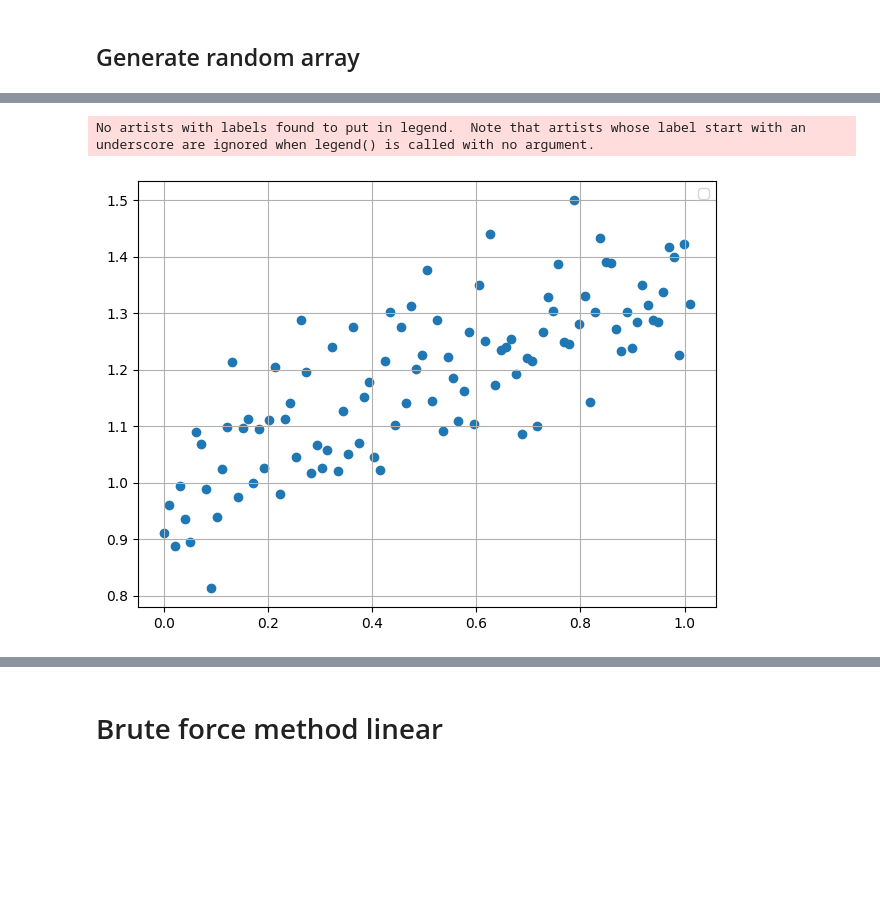
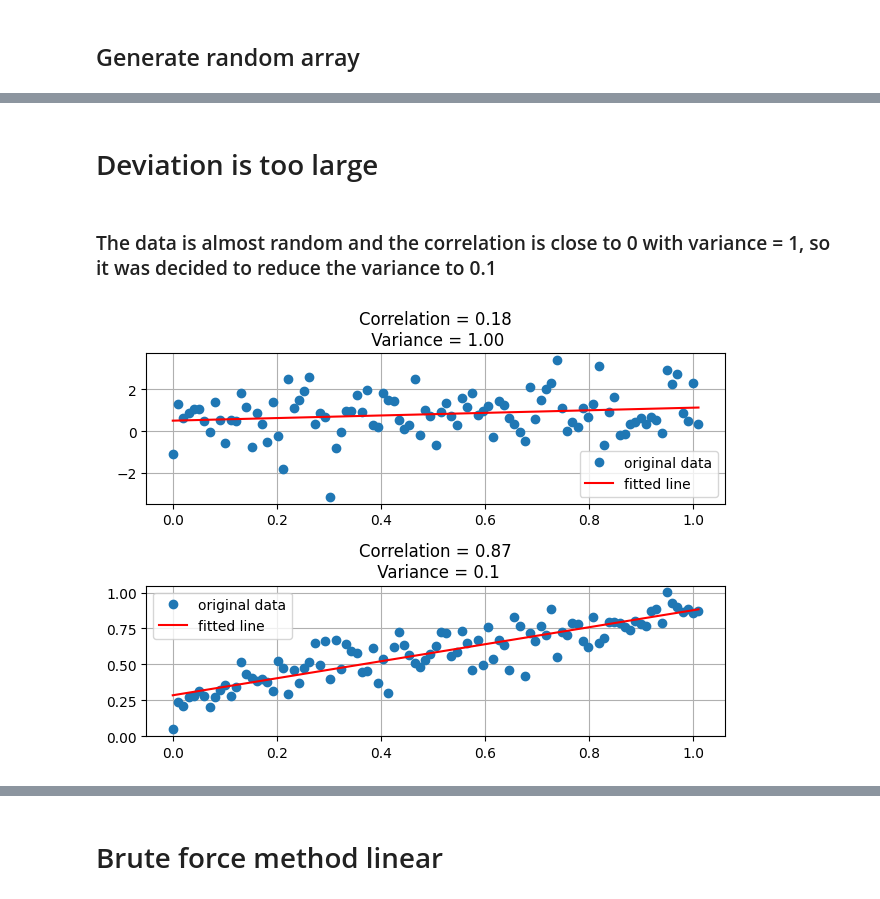
Before and after one commit to RuslanKozlyak/Labs_ITMO, a Jupyter notebook: AandD/Lr2.ipynb, the cells around one changed output, grey strips where cells are left out. Cells and saved outputs as stored; diff of their text form; code cells hidden in the pictures; blank space fills up the shorter version.

Commit message:
Lr2 chage graphs

```diff
--- a/AandD/Lr2.ipynb
+++ b/AandD/Lr2.ipynb
@@ -5,8 +7,7 @@ from matplotlib import pyplot as plt
 import sys
 import random
 import scipy.optimize as opt
+from scipy import stats
 
 random.seed(19680801)
 np.random.seed(19680801)
-
-plt.rcParams["figure.autolayout"] = True
@@ -223,13 +230,41 @@ x = np.linspace(0, 101, 101) / 100
 sigma = np.random.normal(0, 0.1, 101)
 
 y = a * x + b + sigma
+# %% [markdown]
+# Deviation is too large
+# %% [markdown]
+### The data is almost random and the correlation is close to 0 with variance = 1, so it was decided to reduce the variance to 0.1
 # %%
-fig, ax = plt.subplots()
-ax.scatter(x, y)
-ax.grid(True)
-ax.legend()
+x_normal = np.linspace(0, 101, 101) / 100
+sigma_normal = np.random.normal(0, 1, 101)
+
+y_normal = a * x_normal + b + sigma_normal
+
+
+fig, ax = plt.subplots(2)
+
+res = stats.linregress(x_normal, y_normal)
+r, p = stats.pearsonr(x_normal, y_normal)
+
+ax[0].plot(x_normal, y_normal, 'o', label='original data')
+ax[0].plot(x_normal, res.intercept + res.slope*x_normal, 'r', label='fitted line')
+ax[0].title.set_text('Correlation = ' + "{:.2f}".format(r)
+                        + '\n Variance = ' + "{:.2f}".format(1) )
+ax[0].grid(True)
+ax[0].legend()
+
+res = stats.linregress(x, y)
+r, p = stats.pearsonr(x, y)
+
+ax[1].plot(x, y, 'o', label='original data')
+ax[1].plot(x, res.intercept + res.slope*x, 'r', label='fitted line')
+ax[1].title.set_text('Correlation = ' + "{:.2f}".format(r)
+                        + '\n Variance = ' + "{:.1f}".format(0.1) )
+
+ax[1].grid(True)
+ax[1].legend()
+
 plt.show()
 # %% [output]
-No artists with labels found to put in legend.  Note that artists whose label start with an underscore are ignored when legend() is called with no argument.
-[figure, old version]
+[figure, new version]
 # %%
```
Also changed, not shown: parts of 27 cells of this notebook, 1 other file.
